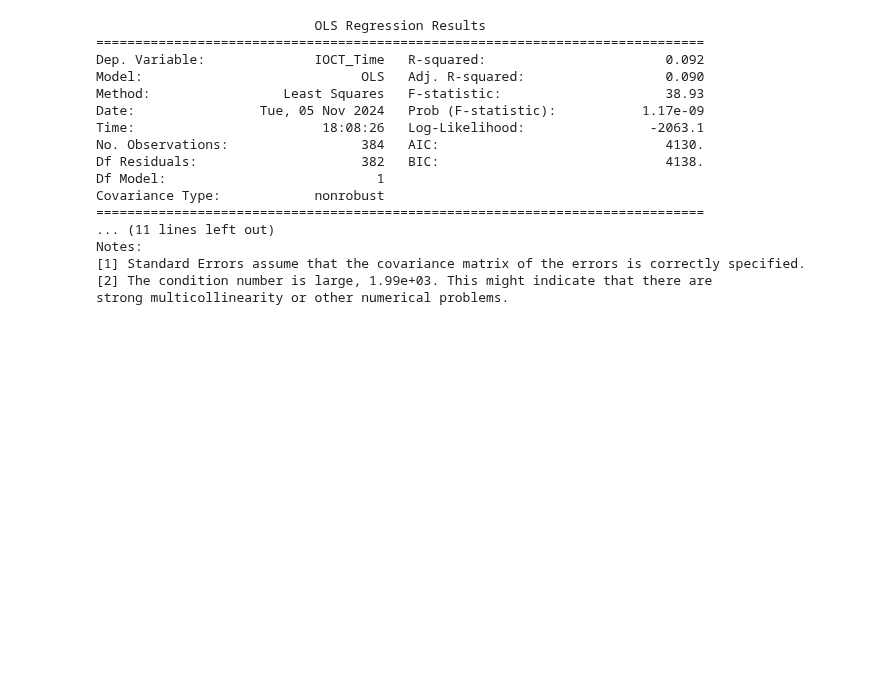
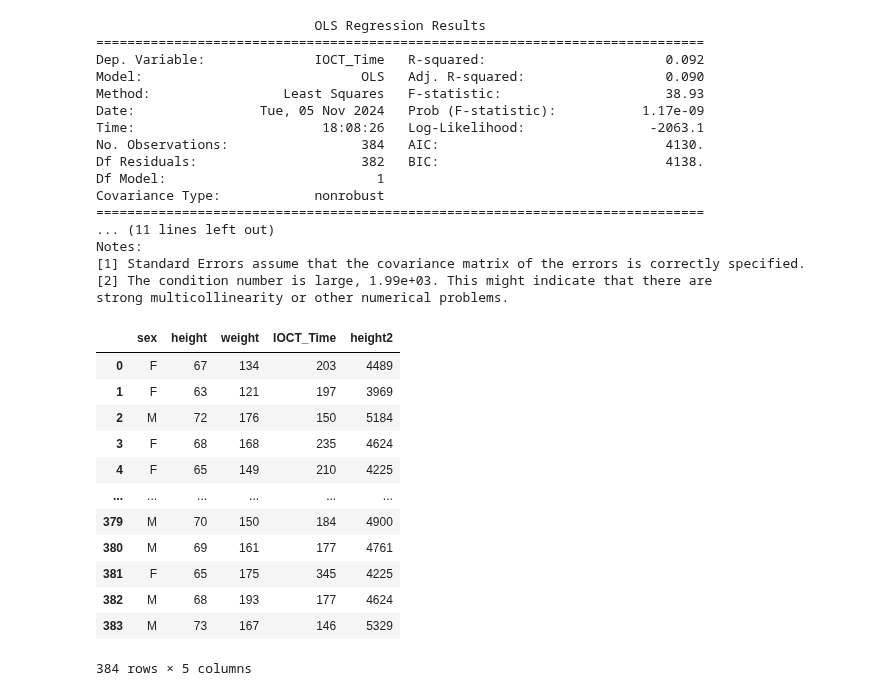
Before and after one commit to vn322/Sport-University, a Jupyter notebook: combat/Indoor_Obstacle_Course_Test.ipynb, the cells around one changed output. Cells and saved outputs as stored; diff of their text form; code cells hidden in the pictures; blank space fills up the shorter version.

```diff
--- a/combat/Indoor_Obstacle_Course_Test.ipynb
+++ b/combat/Indoor_Obstacle_Course_Test.ipynb
@@ -513,3 +588,22 @@ Notes:
 [1] Standard Errors assume that the covariance matrix of the errors is correctly specified.
 [2] The condition number is large, 1.99e+03. This might indicate that there are
 strong multicollinearity or other numerical problems.
+# %%
+df_poly =df.copy()
+# %%
+df_poly['height2'] = df['height']**2
+df_poly
+# %% [output]
+|  | sex | height | weight | IOCT_Time | height2 |
+| 0 | F | 67 | 134 | 203 | 4489 |
+| 1 | F | 63 | 121 | 197 | 3969 |
+| 2 | M | 72 | 176 | 150 | 5184 |
+| 3 | F | 68 | 168 | 235 | 4624 |
+| 4 | F | 65 | 149 | 210 | 4225 |
+| ... | ... | ... | ... | ... | ... |
+| 379 | M | 70 | 150 | 184 | 4900 |
+| 380 | M | 69 | 161 | 177 | 4761 |
+| 381 | F | 65 | 175 | 345 | 4225 |
+| 382 | M | 68 | 193 | 177 | 4624 |
+| 383 | M | 73 | 167 | 146 | 5329 |
+384 rows × 5 columns
```
Also changed, not shown: parts of 27 cells of this notebook.
